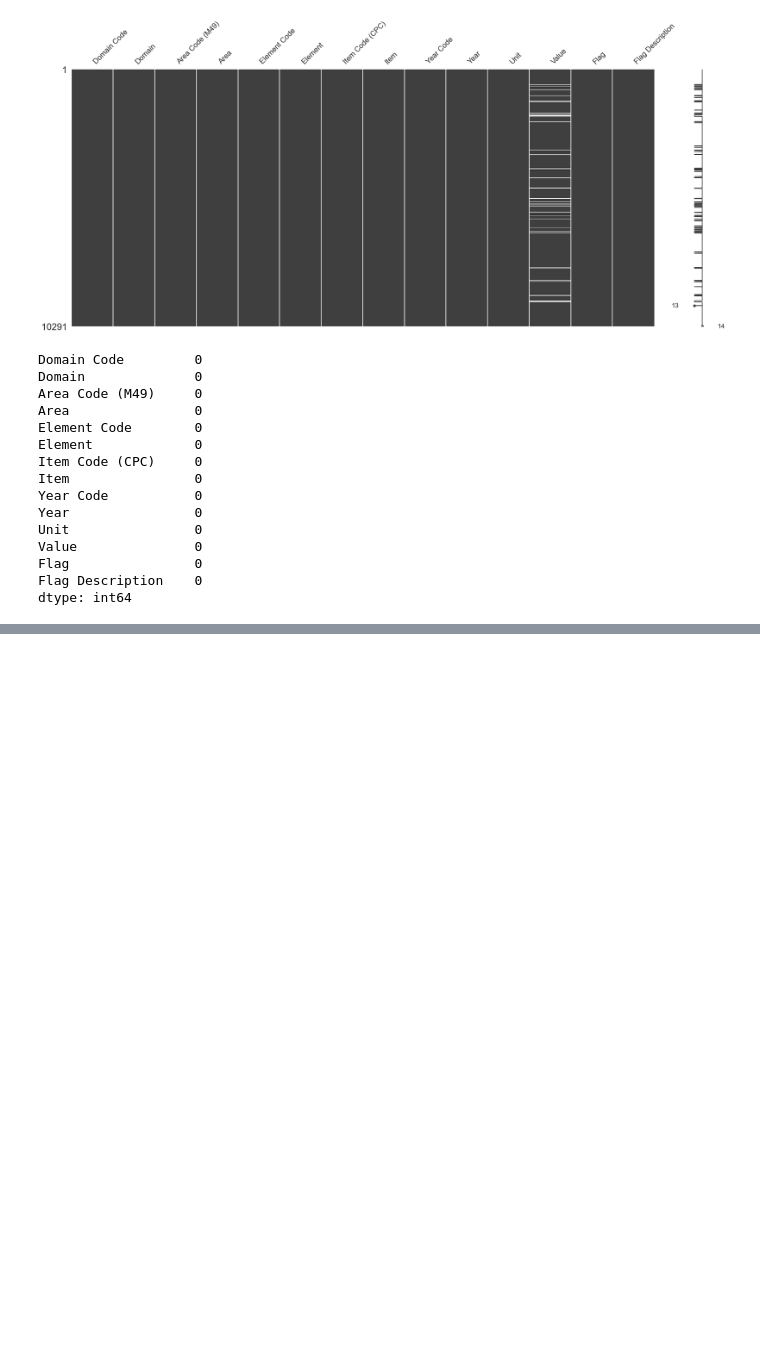
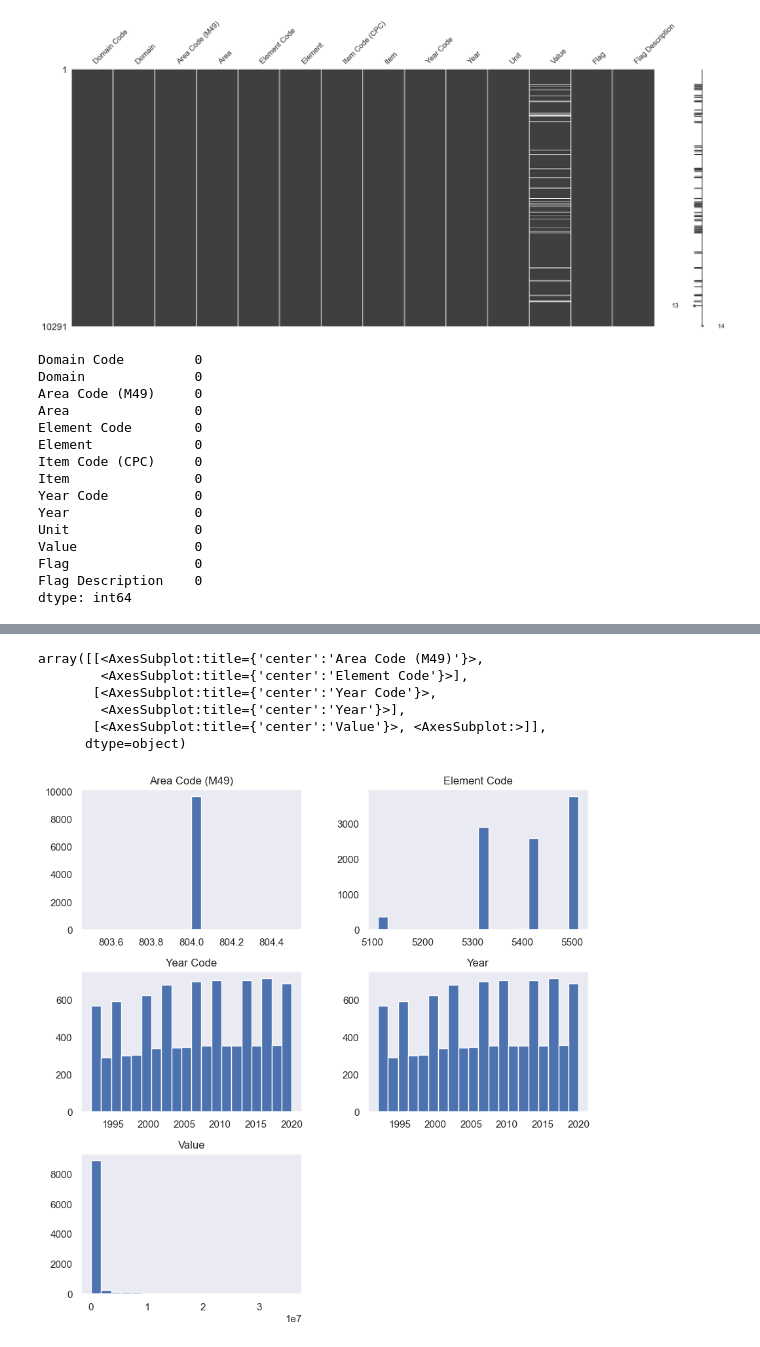
Before and after one commit to Alona-Aldushyna/CA_2, a Jupyter notebook: CA_2.ipynb, the cells around one changed output, grey strips where cells are left out. Drawn from its saved outputs; the diff is of its cells as text; code cells hidden in the pictures; blank space fills up the shorter version.

```diff
--- a/CA_2.ipynb
+++ b/CA_2.ipynb
@@ -166,0 +218,10 @@ dtype: int64
+# %%
+df_ukraine.hist(figsize=(10,10), bins=20, grid=False)
+# %% [output]
+array([[<AxesSubplot:title={'center':'Area Code (M49)'}>,
+        <AxesSubplot:title={'center':'Element Code'}>],
+       [<AxesSubplot:title={'center':'Year Code'}>,
+        <AxesSubplot:title={'center':'Year'}>],
+       [<AxesSubplot:title={'center':'Value'}>, <AxesSubplot:>]],
+      dtype=object)
+[figure, added]
```
Also changed, not shown: parts of 44 cells of this notebook, 2 other files.
